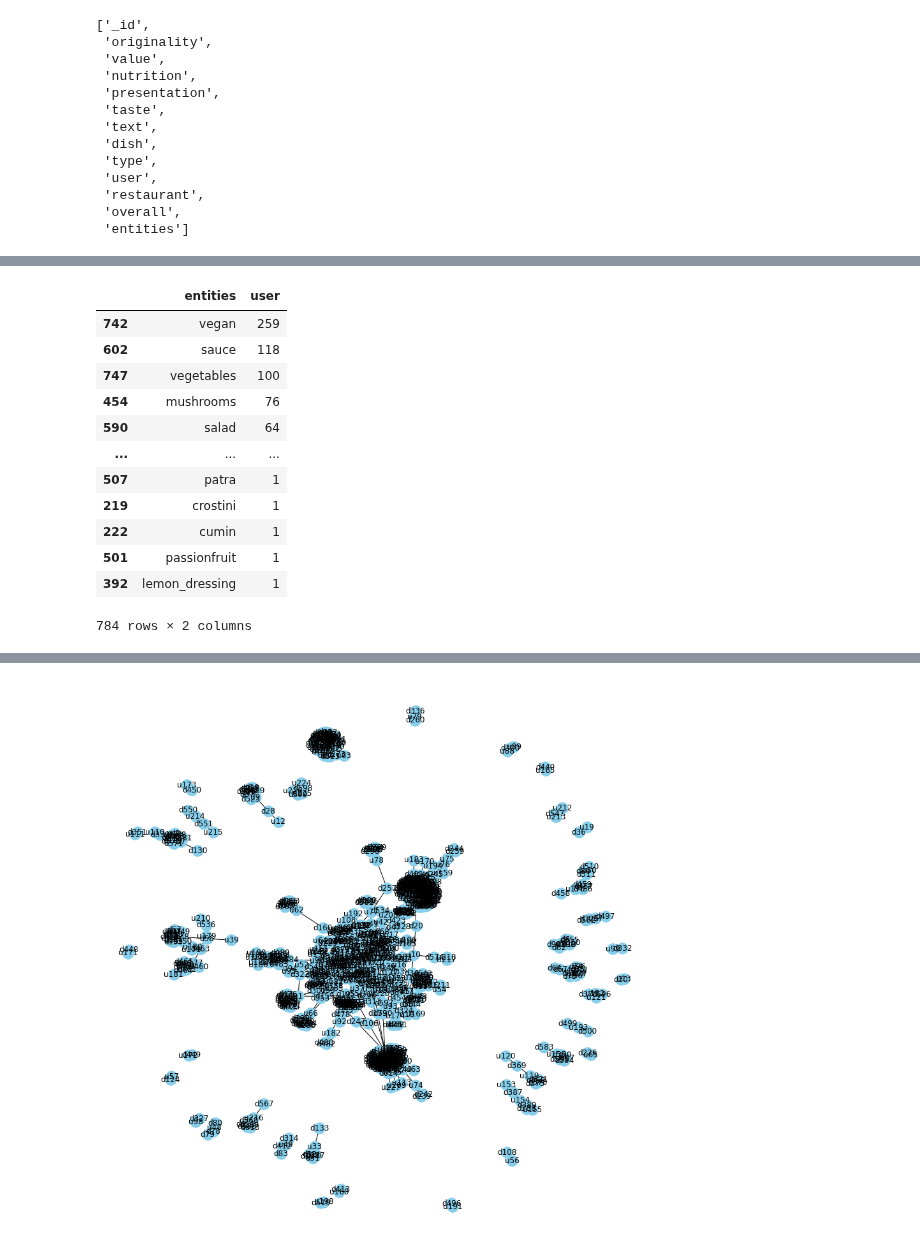
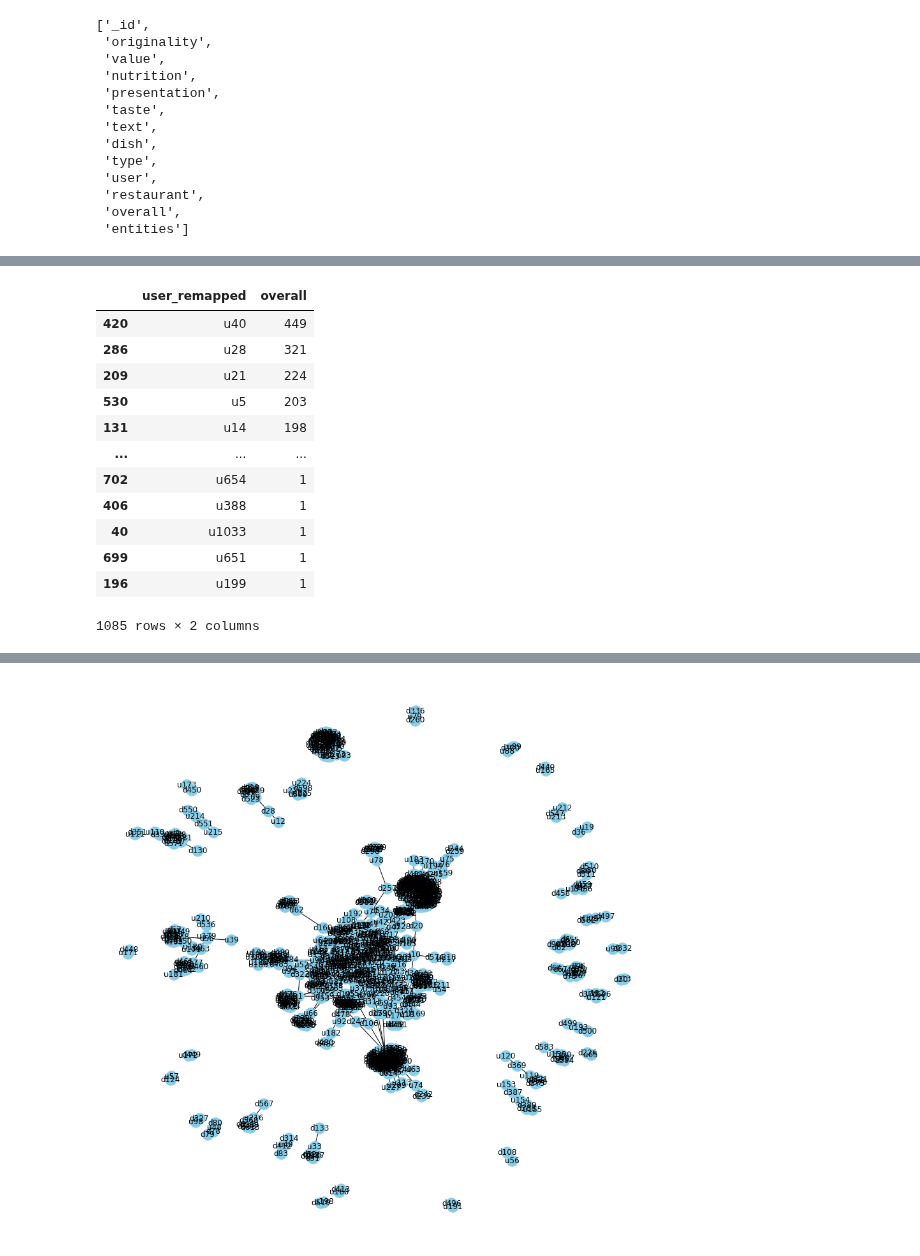
Before and after one commit to ravi-gopalan/DAND_Data_Wrangling, a Jupyter notebook: post_training_processing.ipynb, the cells around one changed output, grey strips where cells are left out. Cells and saved outputs as stored; diff of their text form; code cells hidden in the pictures.

```diff
--- a/post_training_processing.ipynb
+++ b/post_training_processing.ipynb
@@ -486,6 +354,0 @@ reviews.query('user == "59c489e73e616a0004f9bcf7" & dish == "5c4feb845de45100045
-# %%
-eval_docs = eval_reviews['text'][:20]
-
-for doc in eval_docs:
-  displacy.render(nlp(doc),'ent',jupyter=True)
-  print([(ent.text, ent.label_, ent.ent_id_) for ent in nlp(doc).ents])
@@ -1193,16 +636,16 @@ df_graph_exploded.head(10)
 # %%
-df_graph_exploded.groupby(['entities'],as_index=False)['user'].agg('count').sort_values(['user'],ascending=False)
+df_graph_anal.groupby(['user_remapped'],as_index=False)['overall'].count().sort_values(['overall'],ascending=False)
 # %% [output]
-|  | entities | user |
-| 742 | vegan | 259 |
-| 602 | sauce | 118 |
-| 747 | vegetables | 100 |
-| 454 | mushrooms | 76 |
-| 590 | salad | 64 |
+|  | user_remapped | overall |
+| 420 | u40 | 449 |
+| 286 | u28 | 321 |
+| 209 | u21 | 224 |
+| 530 | u5 | 203 |
+| 131 | u14 | 198 |
 | ... | ... | ... |
-| 507 | patra | 1 |
-| 219 | crostini | 1 |
-| 222 | cumin | 1 |
-| 501 | passionfruit | 1 |
-| 392 | lemon_dressing | 1 |
+| 702 | u654 | 1 |
+| 406 | u388 | 1 |
+| 40 | u1033 | 1 |
+| 699 | u651 | 1 |
+| 196 | u199 | 1 |
-784 rows × 2 columns
+1085 rows × 2 columns
```
Also changed, not shown: parts of 64 cells of this notebook.
